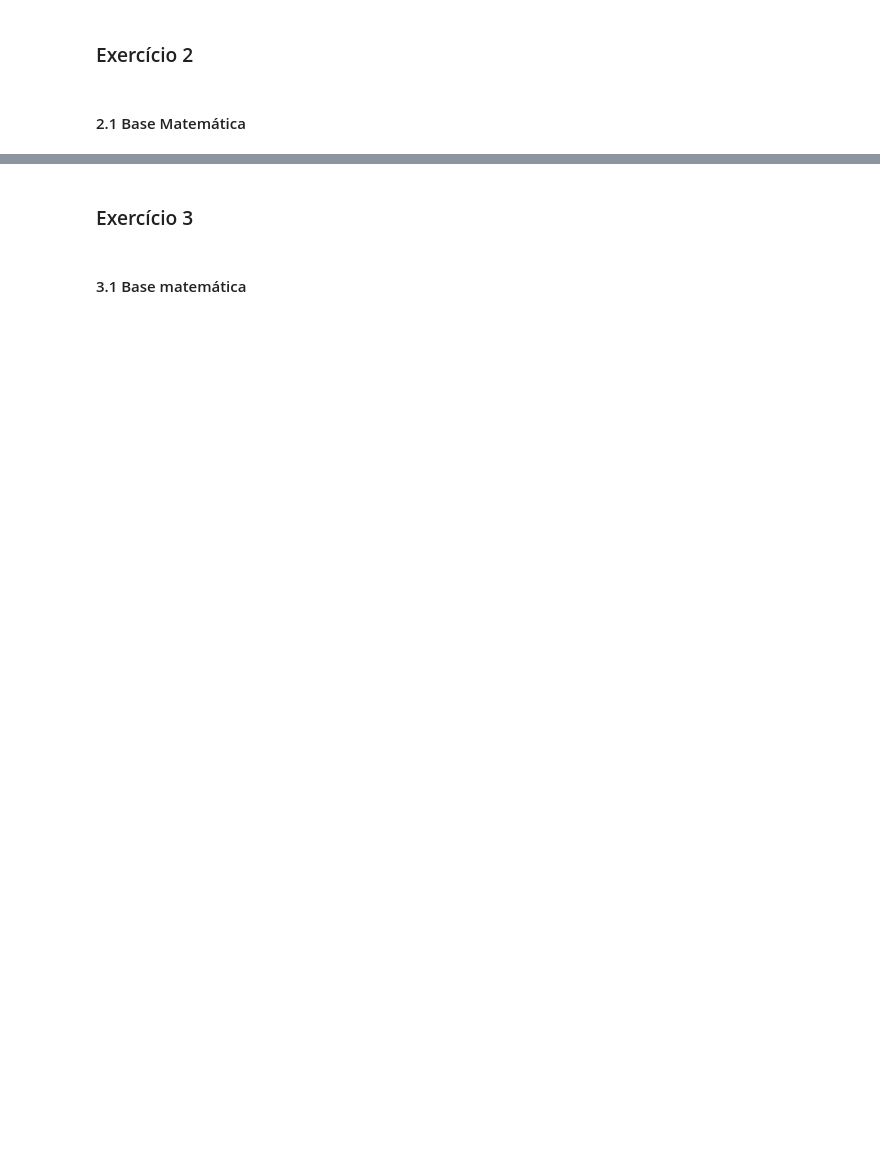
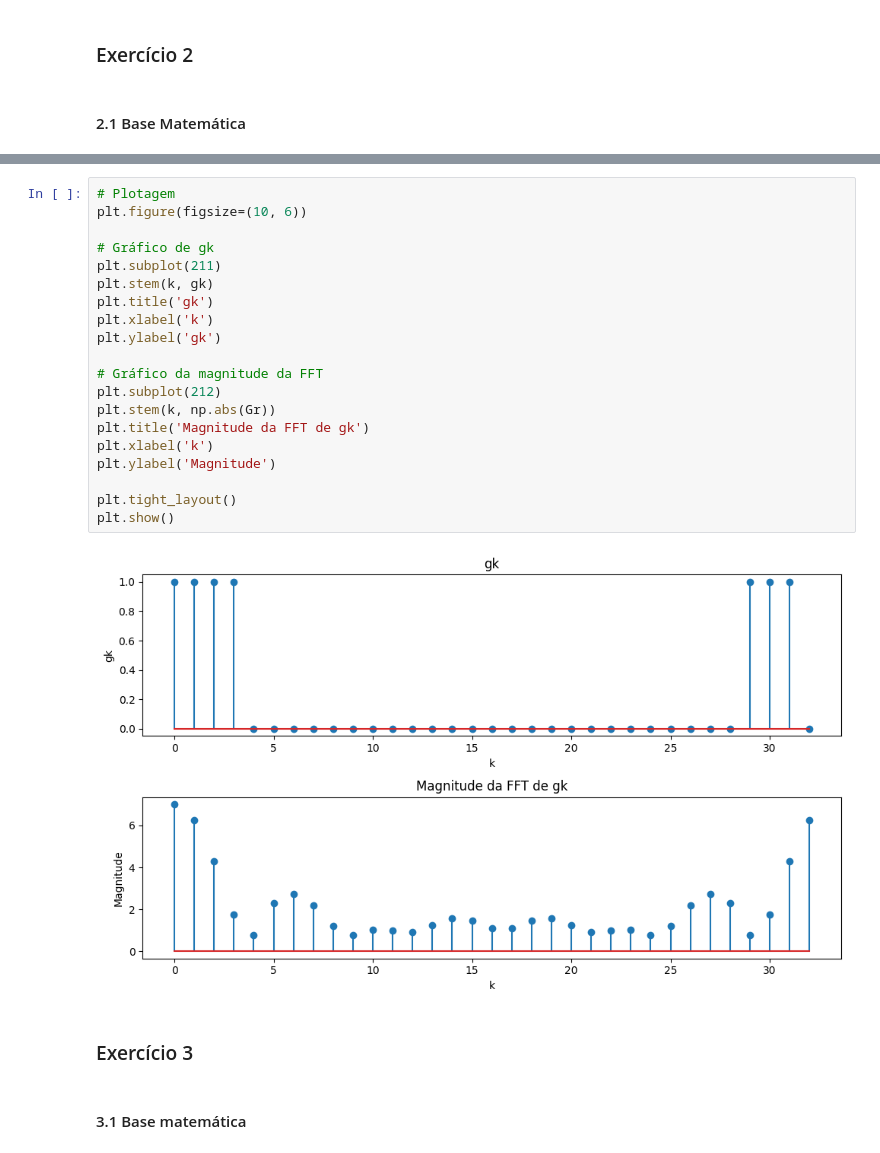
Before and after one commit to Vjfrib/sistCom, a Jupyter notebook: Projetos/2nd Projeto em Python + Apresentação/Notebook.ipynb, the cells around one changed output, grey strips where cells are left out. Cells and saved outputs as stored; diff of their text form; blank space fills up the shorter version.

```diff
--- a/Projetos/2nd Projeto em Python + Apresentação/Notebook.ipynb
+++ b/Projetos/2nd Projeto em Python + Apresentação/Notebook.ipynb
@@ -56,3 +146,25 @@ Explicação.
+# %%
+# Plotagem
+plt.figure(figsize=(10, 6))
+
+# Gráfico de gk
+plt.subplot(211)
+plt.stem(k, gk)
+plt.title('gk')
+plt.xlabel('k')
+plt.ylabel('gk')
+
+# Gráfico da magnitude da FFT
+plt.subplot(212)
+plt.stem(k, np.abs(Gr))
+plt.title('Magnitude da FFT de gk')
+plt.xlabel('k')
+plt.ylabel('Magnitude')
+
+plt.tight_layout()
+plt.show()
+# %% [output]
+[figure, added]
 # %% [markdown]
 ### Exercício 3
 # %% [markdown]
```
Also changed, not shown: parts of 7 cells of this notebook.
